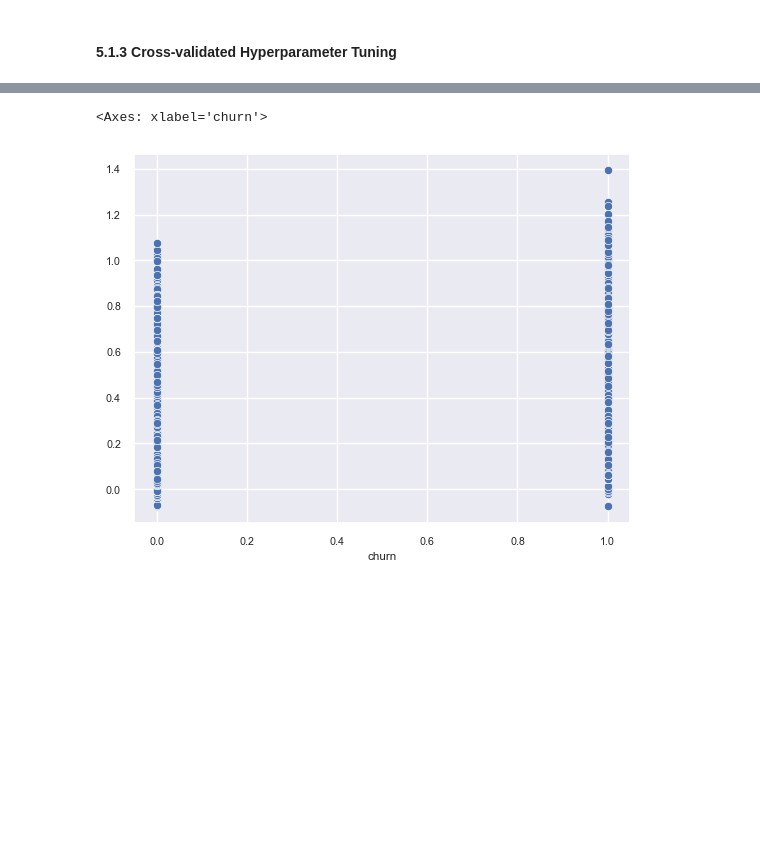
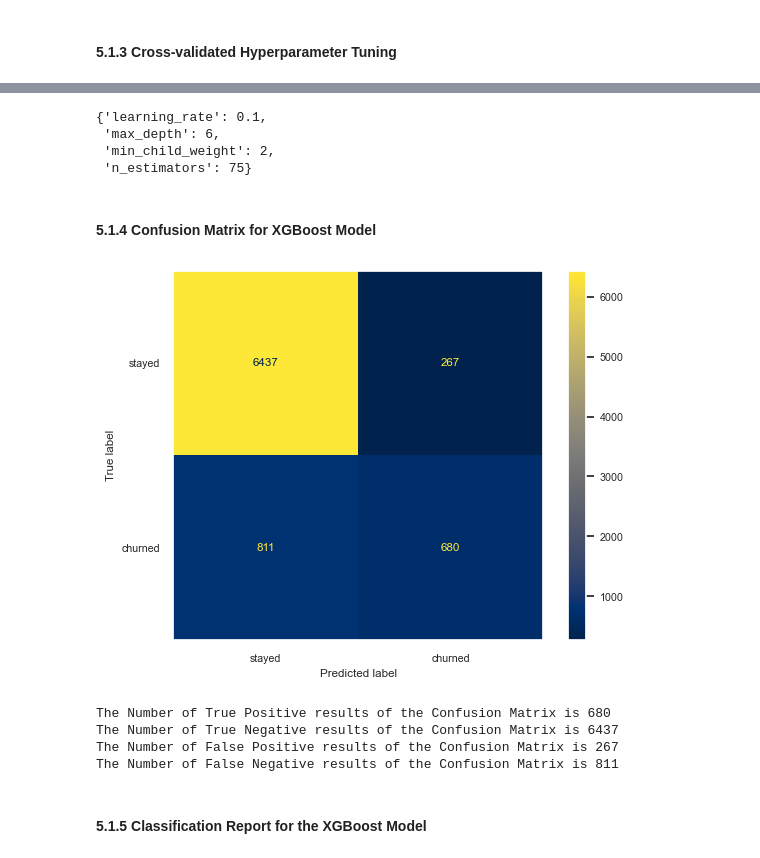
Before and after one commit to ryanlacsamana/Bank_Customer_Churn_Prediction, a Jupyter notebook: bank_customer_churn_prediction.ipynb, the cells around one changed output, grey strips where cells are left out. Cells and saved outputs as stored; diff of their text form; code cells hidden in the pictures; blank space fills up the shorter version.

```diff
--- a/bank_customer_churn_prediction.ipynb
+++ b/bank_customer_churn_prediction.ipynb
@@ -613,11 +624,11 @@ target_var = df1_model_xgb['churn']
 predictor_var = df1_model_xgb.drop(['customer_id','churn','last_transaction','last_transaction_period'], axis=1)
 
 ## Split the data into train and test sets
-X_train, X_test, y_train, y_test = train_test_split(predictor_var, target_var, test_size=0.25, random_state=42)
+X_train, X_test, y_train, y_test = train_test_split(predictor_var, target_var, test_size=0.33, stratify=target_var, random_state=42)
 # %% [markdown]
 #### 5.1.3 Cross-validated Hyperparameter Tuning
 # %%
-xgb = XGBRegressor()
+xgb = XGBClassifier()
 
 ## Hyperparameter tuning with GridSearch
 params = {'max_depth':[4,5,6,7,8],
@@ -628,11 +639,11 @@ params = {'max_depth':[4,5,6,7,8],
 
 scores = make_scorer(lambda y_true, y_pred: np.sqrt(mean_squared_error(y_true, y_pred)), greater_is_better=False)
 
-grid = GridSearchCV(xgb, param_grid=params, cv=5, scoring=scores)
+xgb1 = GridSearchCV(xgb, param_grid=params, cv=5, scoring=scores)
 
-grid.fit(X_train, y_train)
+xgb1.fit(X_train, y_train)
 
 ## Obtain best hyperparameters
-best_params = grid.best_params_
+best_params = xgb1.best_params_
 # %%
 ## Perform cross-validation to get predicted values
@@ -647,6 +650,0 @@ RMSE Score is 0.32
-# %%
-## Visualize actual versus predicted values
-sns.scatterplot(x=y_train, y=y_preds)
-# %% [output]
-<Axes: xlabel='churn'>
-[figure, removed]
@@ -652,0 +654,43 @@ sns.scatterplot(x=y_train, y=y_preds)
+# %%
+## Read pickle
+pd.read_pickle("D:\Documents\Pickeled Models\Bank-Churn\churn_prediction_bank_customers.pickle", compression='infer')
+# %% [output]
+{'learning_rate': 0.1,
+ 'max_depth': 6,
+ 'min_child_weight': 2,
+ 'n_estimators': 75}
+# %% [markdown]
+#### 5.1.4 Confusion Matrix for XGBoost Model
+# %%
+y_pred = xgb1.predict(X_test)
+# %%
+## Compute values for confusion matrix
+cm_xgb = confusion_matrix(y_test, y_pred)
+
+## Create display for confusion matrix
+disp_xgb = ConfusionMatrixDisplay(confusion_matrix=cm_xgb, display_labels=['stayed','churned'])
+
+## Plot confusion matrix
+disp_xgb.plot(values_format='', cmap='cividis')
+
+## Extract values from the confusion matrix
+TP = cm_xgb[1,1]
+TN = cm_xgb[0,0]
+FP = cm_xgb[0,1]
+FN = cm_xgb[1,0]
+
+plt.grid(False)
+plt.show()
+
+print(f'The Number of True Positive results of the Confusion Matrix is {TP}')
+print(f'The Number of True Negative results of the Confusion Matrix is {TN}')
+print(f'The Number of False Positive results of the Confusion Matrix is {FP}')
+print(f'The Number of False Negative results of the Confusion Matrix is {FN}')
+# %% [output]
+[figure, added]
+The Number of True Positive results of the Confusion Matrix is 680
+The Number of True Negative results of the Confusion Matrix is 6437
+The Number of False Positive results of the Confusion Matrix is 267
+The Number of False Negative results of the Confusion Matrix is 811
+# %% [markdown]
+#### 5.1.5 Classification Report for the XGBoost Model
```
Also changed, not shown: parts of 70 cells of this notebook.
